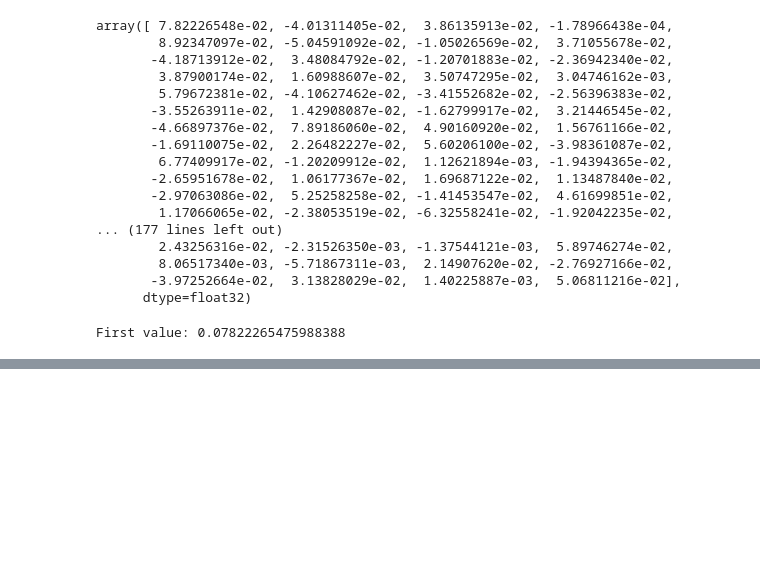
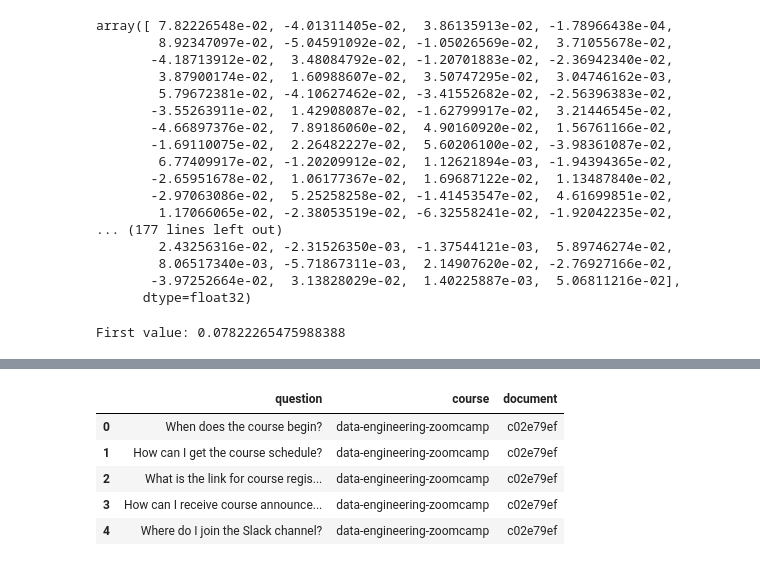
Before and after one commit to beotavalo/LLM-Zoomcamp-2024, a Jupyter notebook: 03-vector-search/homework_03.ipynb, the cells around one changed output, grey strips where cells are left out. Cells and saved outputs as stored; diff of their text form; code cells hidden in the pictures; blank space fills up the shorter version.

```diff
--- a/03-vector-search/homework_03.ipynb
+++ b/03-vector-search/homework_03.ipynb
@@ -59,0 +186,11 @@ First value: 0.07822265475988388
+# %%
+import pandas as pd
+df_ground_truth = pd.read_csv('/workspaces/LLM-Zoomcamp-2024/03-vector-search/ground-truth-data.csv')
+df_ground_truth.head()
+# %% [output]
+|  | question | course | document |
+| 0 | When does the course begin? | data-engineering-zoomcamp | c02e79ef |
+| 1 | How can I get the course schedule? | data-engineering-zoomcamp | c02e79ef |
+| 2 | What is the link for course regis... | data-engineering-zoomcamp | c02e79ef |
+| 3 | How can I receive course announce... | data-engineering-zoomcamp | c02e79ef |
+| 4 | Where do I join the Slack channel? | data-engineering-zoomcamp | c02e79ef |
```
Also changed, not shown: parts of 19 cells of this notebook, 2 other files.
